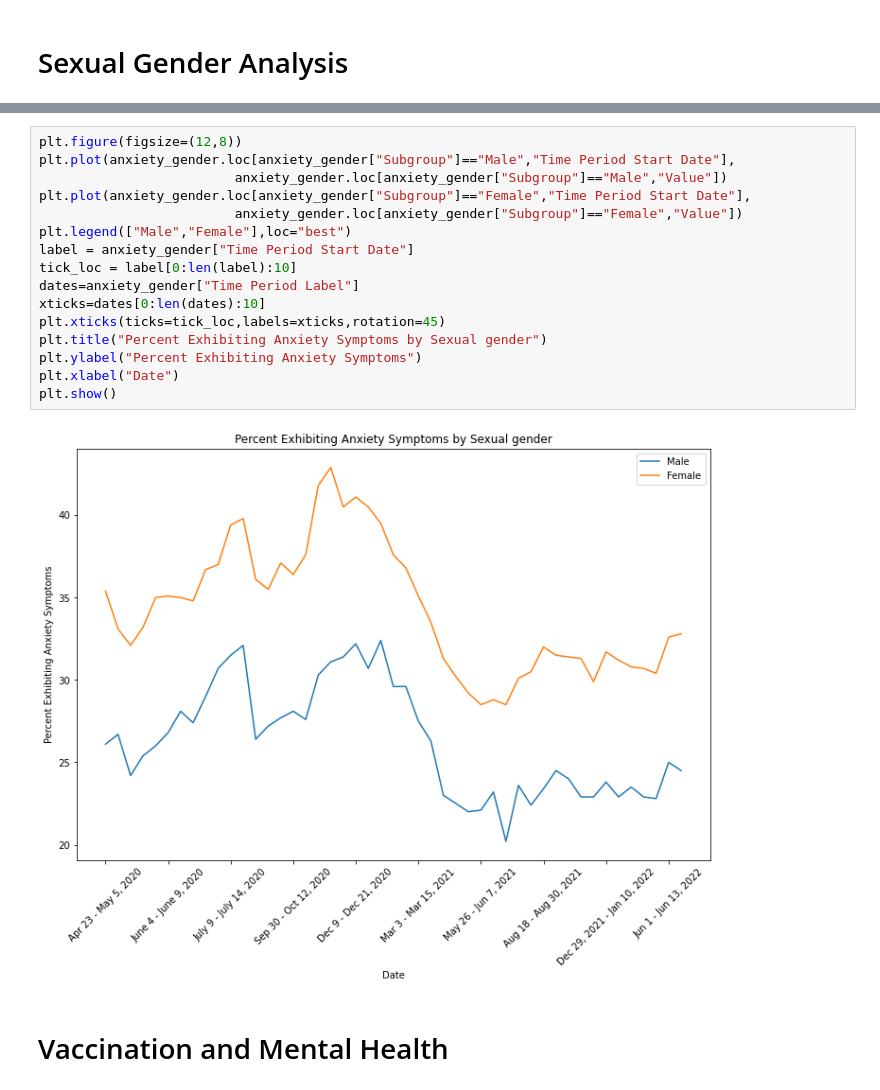
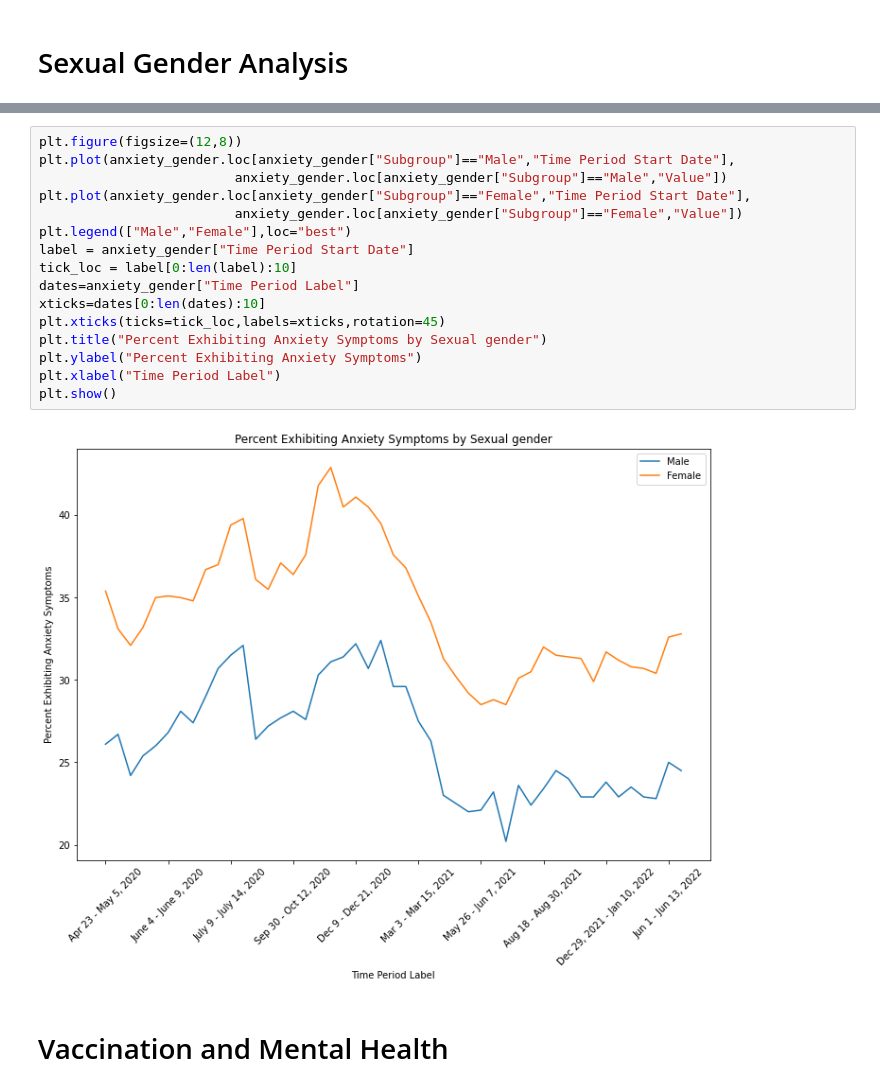
Before and after one commit to nitchon/covid_mental_health, a Jupyter notebook: Mental Health in America.ipynb, the cells around one changed output, grey strips where cells are left out. Saved outputs shown, nothing was run; the diff lists cells and outputs as text.

```diff
--- a/Mental Health in America.ipynb
+++ b/Mental Health in America.ipynb
@@ -126,21 +126,21 @@ plt.show()
 # %%
 plt.figure(figsize=(12,8))
 plt.plot(anxiety_gender.loc[anxiety_gender["Subgroup"]=="Male","Time Period Start Date"],
                          anxiety_gender.loc[anxiety_gender["Subgroup"]=="Male","Value"])
 plt.plot(anxiety_gender.loc[anxiety_gender["Subgroup"]=="Female","Time Period Start Date"],
                          anxiety_gender.loc[anxiety_gender["Subgroup"]=="Female","Value"])
 plt.legend(["Male","Female"],loc="best")
 label = anxiety_gender["Time Period Start Date"]
 tick_loc = label[0:len(label):10]
 dates=anxiety_gender["Time Period Label"]
 xticks=dates[0:len(dates):10]
 plt.xticks(ticks=tick_loc,labels=xticks,rotation=45)
 plt.title("Percent Exhibiting Anxiety Symptoms by Sexual gender")
 plt.ylabel("Percent Exhibiting Anxiety Symptoms")
-plt.xlabel("Date")
+plt.xlabel("Time Period Label")
 plt.show()
 # %% [output]
-[figure, old version]
+[figure, new version]
 # %% [markdown]
 # Vaccination and Mental Health
 # %%
```
Also changed, not shown: parts of 3 cells of this notebook.
